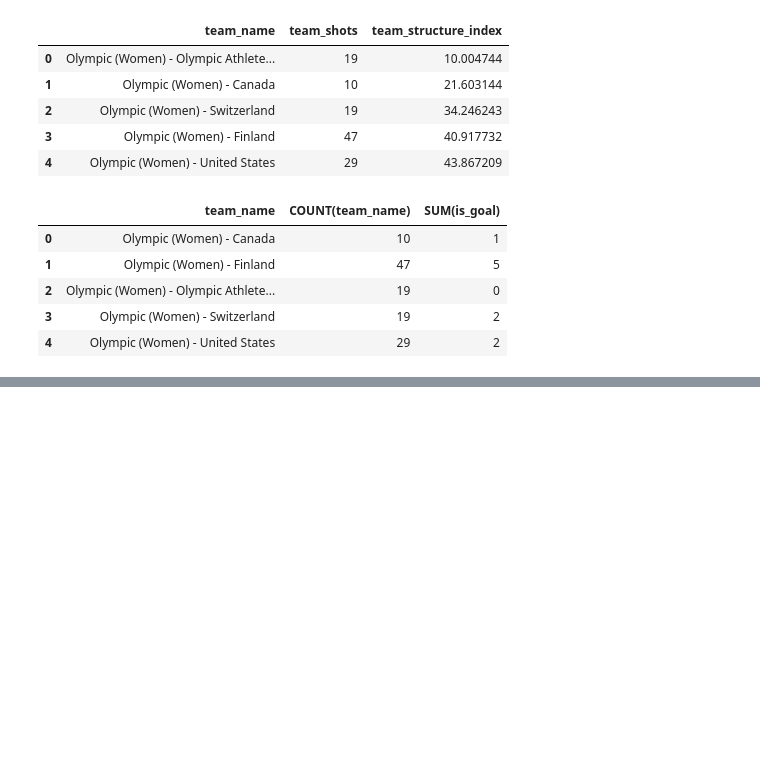
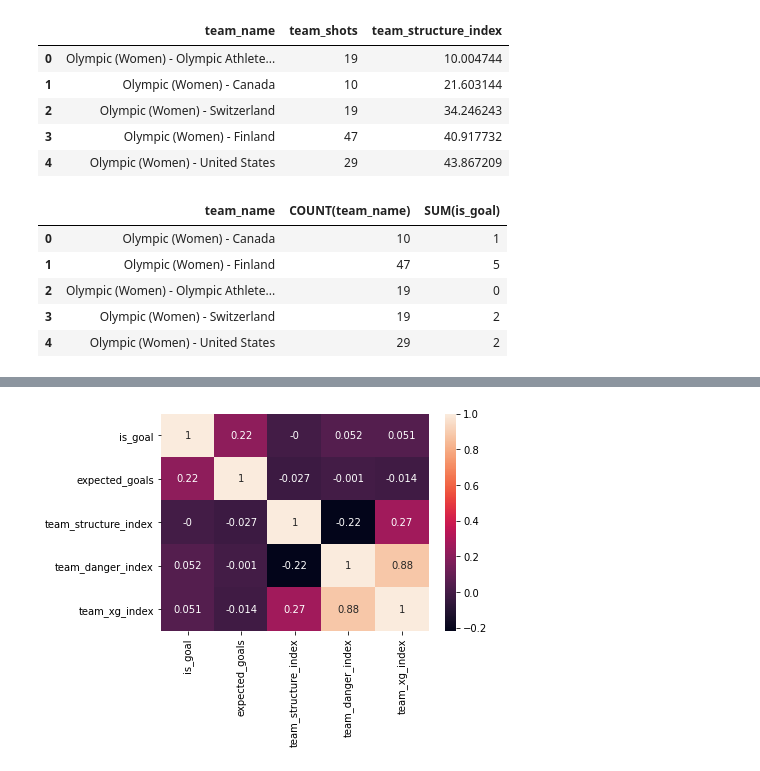
Before and after one commit to TK5-Tim/Big-Data-Cup, a Jupyter notebook: 2022/powerplay_structure_index.ipynb, the cells around one changed output, grey strips where cells are left out. Cells and saved outputs as stored; diff of their text form; code cells hidden in the pictures; blank space fills up the shorter version.

Commit message:
finish improvement of the powerplay structure index

```diff
--- a/2022/powerplay_structure_index.ipynb
+++ b/2022/powerplay_structure_index.ipynb
@@ -178,0 +381,30 @@ df_pbp_pp_test
+# %%
+df_corr = pd.read_sql(
+    '''
+    SELECT is_goal, expected_goals, team_structure_index, team_danger_index, team_xg_index
+    FROM pbp_shots
+    LEFT JOIN (
+        SELECT team_name, SUM(powerplay_shots) team_powerplay_shots, SUM(powerplay_shots * player_structure_index) / SUM(powerplay_shots) team_structure_index, SUM(powerplay_shots * player_xg_index) / SUM(powerplay_shots) team_xg_index, SUM(powerplay_shots * player_xg_index) / SUM(powerplay_shots) -  SUM(powerplay_shots * player_structure_index) / (SUM(powerplay_shots) *1000) team_danger_index
+        FROM (
+            SELECT player_name, team_name, powerplay_shots, avg_x_coord, avg_y_coord, sum_distance_to_avg_shot_location, avg_xg, sum_distance_to_avg_shot_location / powerplay_shots player_structure_index, sum_diff_avg_xg / powerplay_shots player_xg_index, (sum_diff_avg_xg / powerplay_shots) - (sum_distance_to_avg_shot_location / (powerplay_shots * 1000)) player_danger_index
+            FROM
+            (SELECT player_name, team_name, COUNT(player_name) powerplay_shots, AVG(x_coord) avg_x_coord, AVG(y_coord) avg_y_coord, SUM(distance) sum_distance_to_avg_shot_location, SUM(diff_avg_xg) sum_diff_avg_xg, avg_xg
+            FROM (
+                SELECT player_name, team_name, x_coord, y_coord, avg_x_coord, avg_y_coord, SQRT((x_coord - avg_x_coord) * (x_coord - avg_x_coord) + (y_coord - avg_y_coord) * (y_coord - avg_y_coord)) distance, avg_xg, diff_avg_xg
+                FROM pbp_shots
+            LEFT JOIN (
+                SELECT player_name, COUNT(player_name) powerplay_shots, AVG(x_coord) avg_x_coord, AVG(y_coord) avg_y_coord, AVG(expected_goals) avg_xg, expected_goals - AVG(expected_goals) diff_avg_xg  FROM pbp_shots WHERE strength_state > 0 GROUP BY player_name
+                )
+            USING (player_name)
+            WHERE strength_state > 0
+            )
+            GROUP BY player_name
+            )
+        )
+        GROUP BY team_name
+        ORDER BY team_danger_index DESC
+    )
+    USING (team_name);
+    ''',conn
+)
+df_corr
@@ -178,0 +484,6 @@ df_pbp_pp_test
+# %%
+matrix = df_corr.corr().round(3)
+sns.heatmap(matrix, annot=True)
+plt.show()
+# %% [output]
+[figure, added]
```
Also changed, not shown: parts of 25 cells of this notebook, 2 other files.
